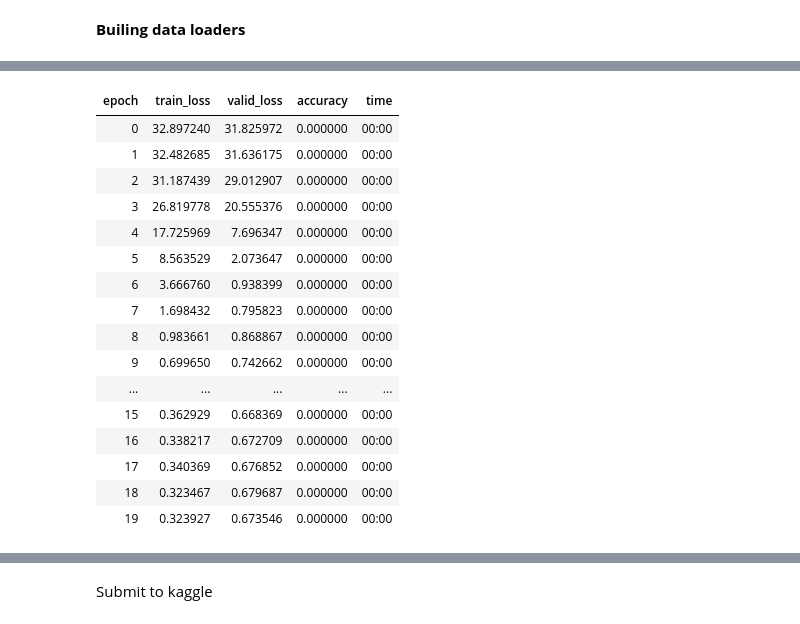
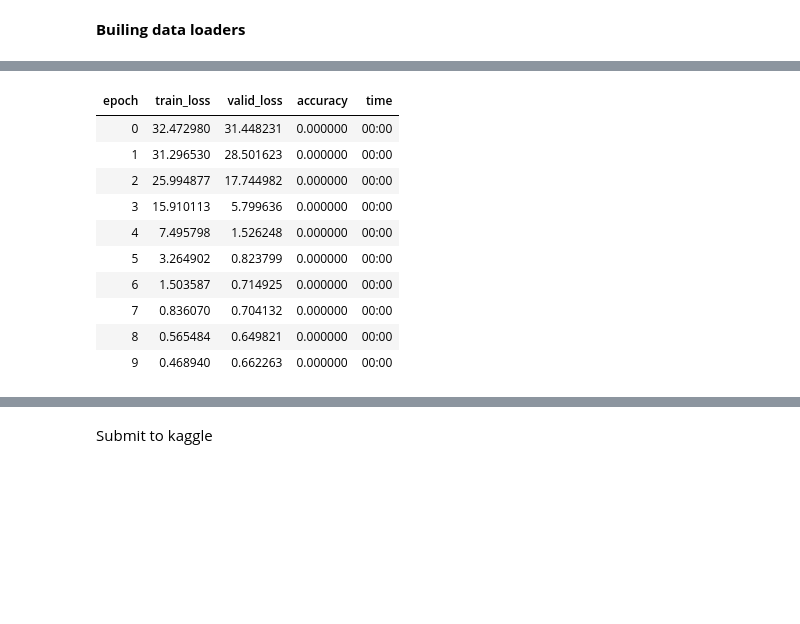
Before and after one commit to rubanzasilva/ps-s03e05, a Jupyter notebook: ps-s03e05.ipynb, the cells around one changed output, grey strips where cells are left out. Cells and saved outputs as stored; diff of their text form; code cells hidden in the pictures; blank space fills up the shorter version.

```diff
--- a/ps-s03e05.ipynb
+++ b/ps-s03e05.ipynb
@@ -71,7 +71,7 @@ dls = TabularDataLoaders.from_csv(path/'train.csv', path=path, y_names="quality"
 # %%
 splits = RandomSplitter(valid_pct=0.2)(range_of(train_df))
 # %%
-to = TabularPandas(train_df, procs=[Categorify, FillMissing,Normalize],
+to = TabularPandas(train_df, procs=[Normalize],
                    cat_names = None,
     cont_names = ['Id', 'fixed acidity', 'volatile acidity', 'citric acid','residual sugar', 'chlorides', 'free sulfur dioxide','total sulfur dioxide', 'density', 'pH', 'sulphates', 'alcohol',],
                    y_names='quality',
@@ -109,23 +109,17 @@ SuggestedLRs(valley=0.0063095735386013985)
 # %%
-learn.fit_one_cycle(20,1e-3)
+learn.fit_one_cycle(10,1e-3)
 # %% [output]
 | epoch | train_loss | valid_loss | accuracy | time |
-| 0 | 32.897240 | 31.825972 | 0.000000 | 00:00 |
-| 1 | 32.482685 | 31.636175 | 0.000000 | 00:00 |
-| 2 | 31.187439 | 29.012907 | 0.000000 | 00:00 |
-| 3 | 26.819778 | 20.555376 | 0.000000 | 00:00 |
-| 4 | 17.725969 | 7.696347 | 0.000000 | 00:00 |
-| 5 | 8.563529 | 2.073647 | 0.000000 | 00:00 |
-| 6 | 3.666760 | 0.938399 | 0.000000 | 00:00 |
-| 7 | 1.698432 | 0.795823 | 0.000000 | 00:00 |
-| 8 | 0.983661 | 0.868867 | 0.000000 | 00:00 |
-| 9 | 0.699650 | 0.742662 | 0.000000 | 00:00 |
-| ... | ... | ... | ... | ... |
-| 15 | 0.362929 | 0.668369 | 0.000000 | 00:00 |
-| 16 | 0.338217 | 0.672709 | 0.000000 | 00:00 |
-| 17 | 0.340369 | 0.676852 | 0.000000 | 00:00 |
-| 18 | 0.323467 | 0.679687 | 0.000000 | 00:00 |
-| 19 | 0.323927 | 0.673546 | 0.000000 | 00:00 |
+| 0 | 32.472980 | 31.448231 | 0.000000 | 00:00 |
+| 1 | 31.296530 | 28.501623 | 0.000000 | 00:00 |
+| 2 | 25.994877 | 17.744982 | 0.000000 | 00:00 |
+| 3 | 15.910113 | 5.799636 | 0.000000 | 00:00 |
+| 4 | 7.495798 | 1.526248 | 0.000000 | 00:00 |
+| 5 | 3.264902 | 0.823799 | 0.000000 | 00:00 |
+| 6 | 1.503587 | 0.714925 | 0.000000 | 00:00 |
+| 7 | 0.836070 | 0.704132 | 0.000000 | 00:00 |
+| 8 | 0.565484 | 0.649821 | 0.000000 | 00:00 |
+| 9 | 0.468940 | 0.662263 | 0.000000 | 00:00 |
 # %%
 learn.show_results()
 # %% [output]
```
Also changed, not shown: parts of 9 cells of this notebook.
